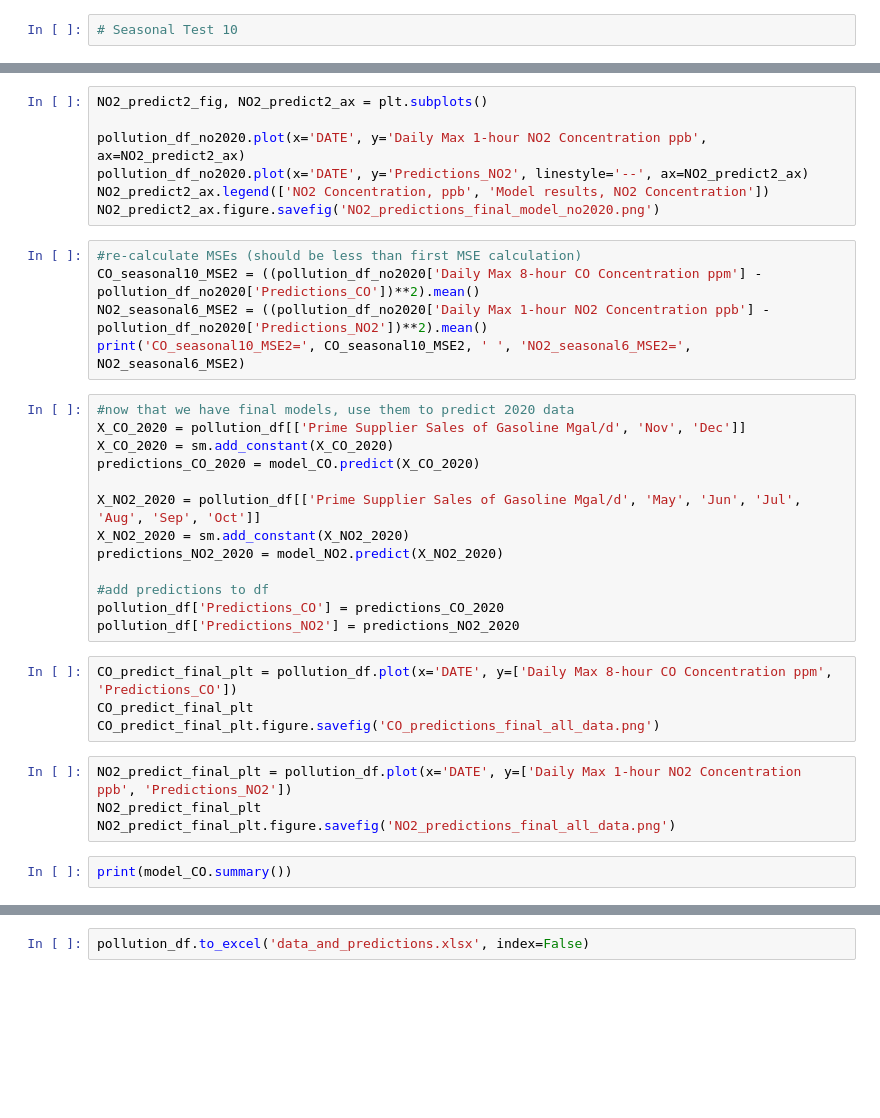
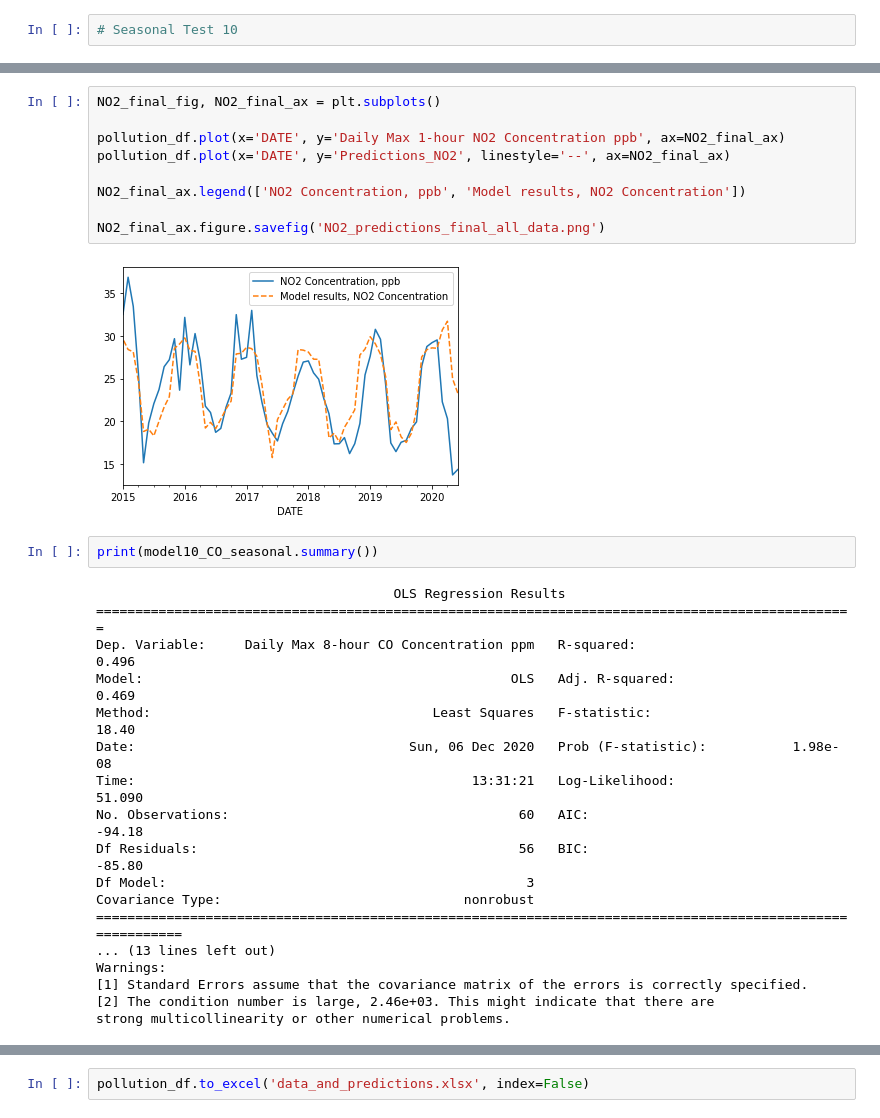
Before and after one commit to darbyna/COVID19PollutionProject, a Jupyter notebook: 601_project_covid19_air_pollution.ipynb, the cells around one changed output, grey strips where cells are left out. Drawn from its saved outputs; the diff is of its cells as text; blank space fills up the shorter version.

```diff
--- a/601_project_covid19_air_pollution.ipynb
+++ b/601_project_covid19_air_pollution.ipynb
@@ -385,36 +758,32 @@ CO_predict2_ax.figure.savefig('CO_predictions_final_model_no2020.png')
 # %%
-NO2_predict2_fig, NO2_predict2_ax = plt.subplots()
+NO2_final_fig, NO2_final_ax = plt.subplots()
 
-pollution_df_no2020.plot(x='DATE', y='Daily Max 1-hour NO2 Concentration ppb', ax=NO2_predict2_ax)
-pollution_df_no2020.plot(x='DATE', y='Predictions_NO2', linestyle='--', ax=NO2_predict2_ax)
-NO2_predict2_ax.legend(['NO2 Concentration, ppb', 'Model results, NO2 Concentration'])
-NO2_predict2_ax.figure.savefig('NO2_predictions_final_model_no2020.png')
+pollution_df.plot(x='DATE', y='Daily Max 1-hour NO2 Concentration ppb', ax=NO2_final_ax)
+pollution_df.plot(x='DATE', y='Predictions_NO2', linestyle='--', ax=NO2_final_ax)
+
+NO2_final_ax.legend(['NO2 Concentration, ppb', 'Model results, NO2 Concentration'])
+
+NO2_final_ax.figure.savefig('NO2_predictions_final_all_data.png')
+# %% [output]
+[figure, added]
-# %%
-#re-calculate MSEs (should be less than first MSE calculation)
-CO_seasonal10_MSE2 = ((pollution_df_no2020['Daily Max 8-hour CO Concentration ppm'] - pollution_df_no2020['Predictions_CO'])**2).mean()
-NO2_seasonal6_MSE2 = ((pollution_df_no2020['Daily Max 1-hour NO2 Concentration ppb'] - pollution_df_no2020['Predictions_NO2'])**2).mean()
-print('CO_seasonal10_MSE2=', CO_seasonal10_MSE2, ' ', 'NO2_seasonal6_MSE2=', NO2_seasonal6_MSE2)
-# %%
-#now that we have final models, use them to predict 2020 data
-X_CO_2020 = pollution_df[['Prime Supplier Sales of Gasoline Mgal/d', 'Nov', 'Dec']]
-X_CO_2020 = sm.add_constant(X_CO_2020)
-predictions_CO_2020 = model_CO.predict(X_CO_2020)
-
-X_NO2_2020 = pollution_df[['Prime Supplier Sales of Gasoline Mgal/d', 'May', 'Jun', 'Jul', 'Aug', 'Sep', 'Oct']]
-X_NO2_2020 = sm.add_constant(X_NO2_2020)
-predictions_NO2_2020 = model_NO2.predict(X_NO2_2020)
-
-#add predictions to df
-pollution_df['Predictions_CO'] = predictions_CO_2020
-pollution_df['Predictions_NO2'] = predictions_NO2_2020
-# %%
-CO_predict_final_plt = pollution_df.plot(x='DATE', y=['Daily Max 8-hour CO Concentration ppm', 'Predictions_CO'])
-CO_predict_final_plt
-CO_predict_final_plt.figure.savefig('CO_predictions_final_all_data.png')
-# %%
-NO2_predict_final_plt = pollution_df.plot(x='DATE', y=['Daily Max 1-hour NO2 Concentration ppb', 'Predictions_NO2'])
-NO2_predict_final_plt
-NO2_predict_final_plt.figure.savefig('NO2_predictions_final_all_data.png')
 # %%
-print(model_CO.summary())
+print(model10_CO_seasonal.summary())
+# %% [output]
+                                      OLS Regression Results
+=================================================================================================
+Dep. Variable:     Daily Max 8-hour CO Concentration ppm   R-squared:                       0.496
+Model:                                               OLS   Adj. R-squared:                  0.469
+Method:                                    Least Squares   F-statistic:                     18.40
+Date:                                   Sun, 06 Dec 2020   Prob (F-statistic):           1.98e-08
+Time:                                           13:31:21   Log-Likelihood:                 51.090
+No. Observations:                                     60   AIC:                            -94.18
+Df Residuals:                                         56   BIC:                            -85.80
+Df Model:                                              3
+Covariance Type:                               nonrobust
+===========================================================================================================
+... (13 lines left out)
+Warnings:
+[1] Standard Errors assume that the covariance matrix of the errors is correctly specified.
+[2] The condition number is large, 2.46e+03. This might indicate that there are
+strong multicollinearity or other numerical problems.
 # %%
```
Also changed, not shown: parts of 41 cells of this notebook.
